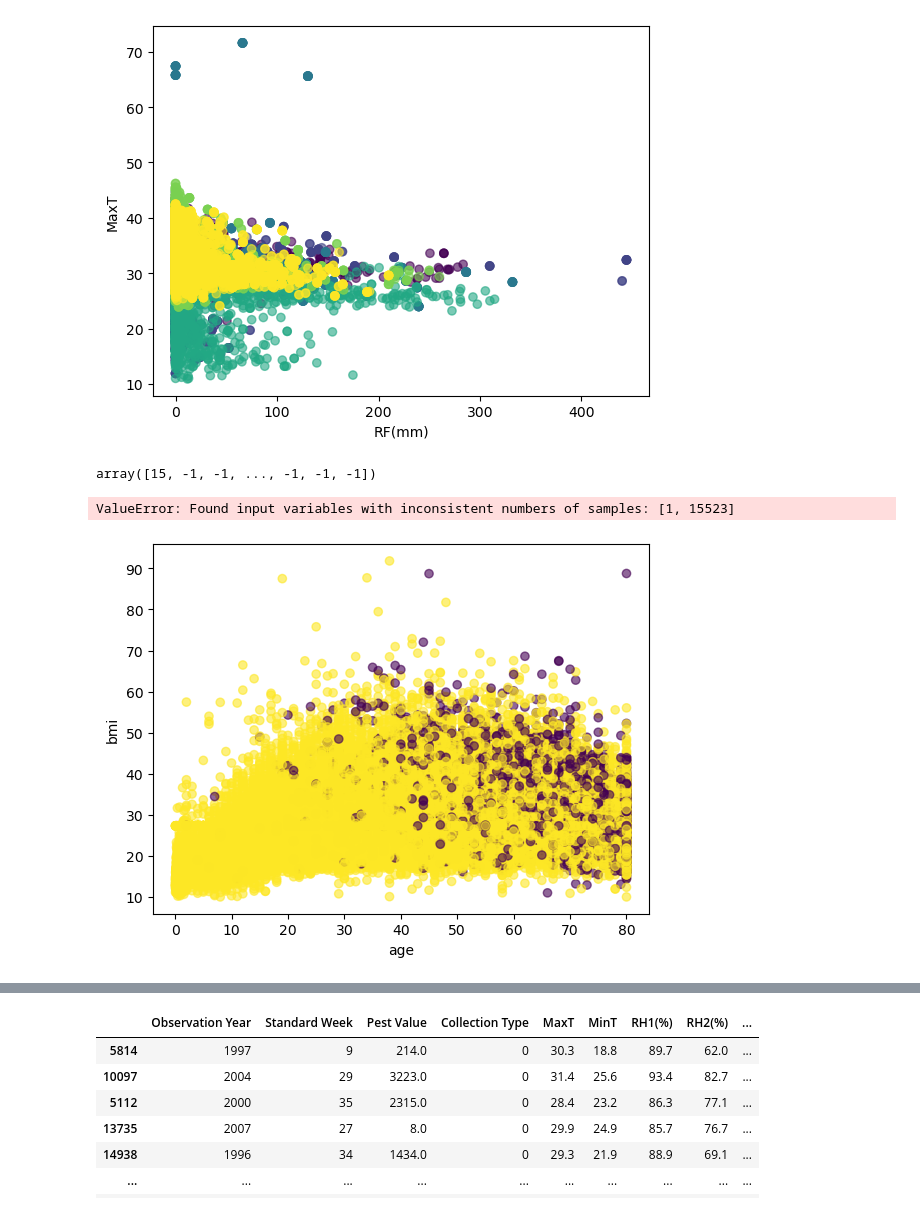
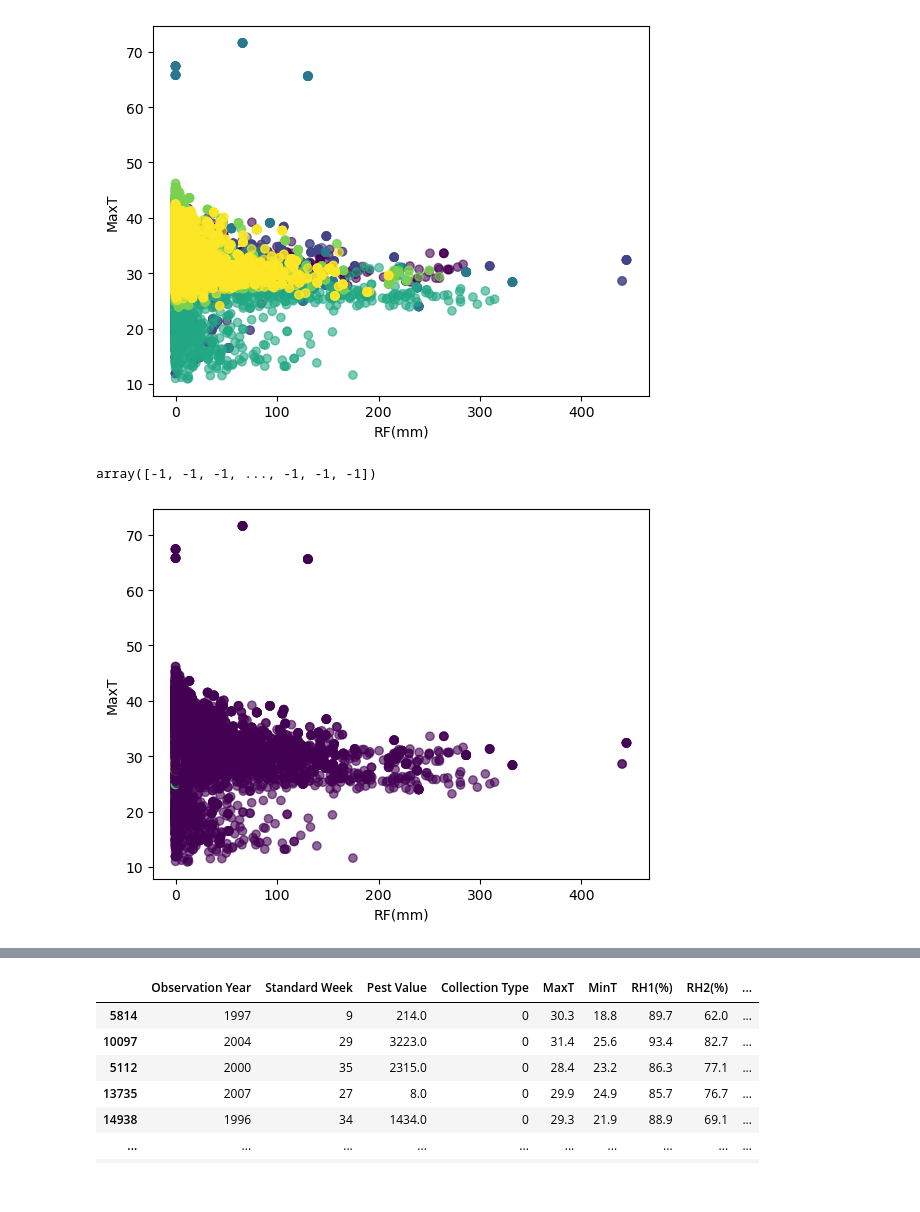
Before and after one commit to jadsongmatos/DBSCAN, a Jupyter notebook: dbscan.ipynb, the cells around one changed output, grey strips where cells are left out. Cells and saved outputs as stored; diff of their text form; code cells hidden in the pictures.

```diff
--- a/dbscan.ipynb
+++ b/dbscan.ipynb
@@ -111,8 +88,8 @@ plt.show()
 # Normalizando os dados
 scaler = StandardScaler()
 # %%
-scaled_X_train = scaler.fit_transform(X_train)
-scaled_X_test = scaler.transform(X_test)
+scaled_X_train = scaler.fit_transform(df)
+scaled_X_test = scaler.transform(df)
 # %%
 dbscan = DBSCAN(eps=0.5, min_samples=5)
 
@@ -121,16 +98,12 @@ dbscan.fit(scaled_X_train)
 cluster = np.array(dbscan.labels_)
 cluster
 # %% [output]
-array([15, -1, -1, ..., -1, -1, -1])
+array([-1, -1, -1, ..., -1, -1, -1])
-# %%
-accuracy_score(y_train_pred, y_train)
-# %% [output]
-ValueError: Found input variables with inconsistent numbers of samples: [1, 15523]
 # %%
 # Visualizando os clusters
-plt.scatter(X_train['age'], X_train['bmi'], c=y_train_pred, alpha=0.6)
-plt.xlabel('age')
-plt.ylabel('bmi')
+plt.scatter(df['RF(mm)'], df['MaxT'], c=cluster, alpha=0.6)
+plt.xlabel('RF(mm)')
+plt.ylabel('MaxT')
 plt.show()
 # %% [output]
-[figure, old version]
+[figure, new version]
```
Also changed, not shown: parts of 4 cells of this notebook, 4 other files.
